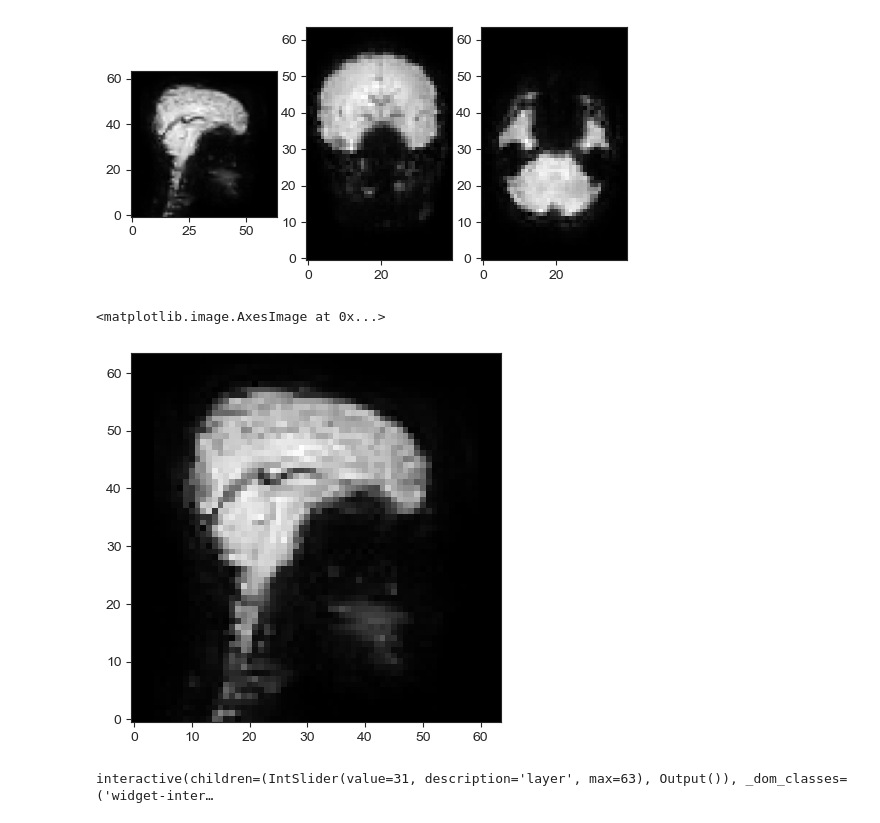
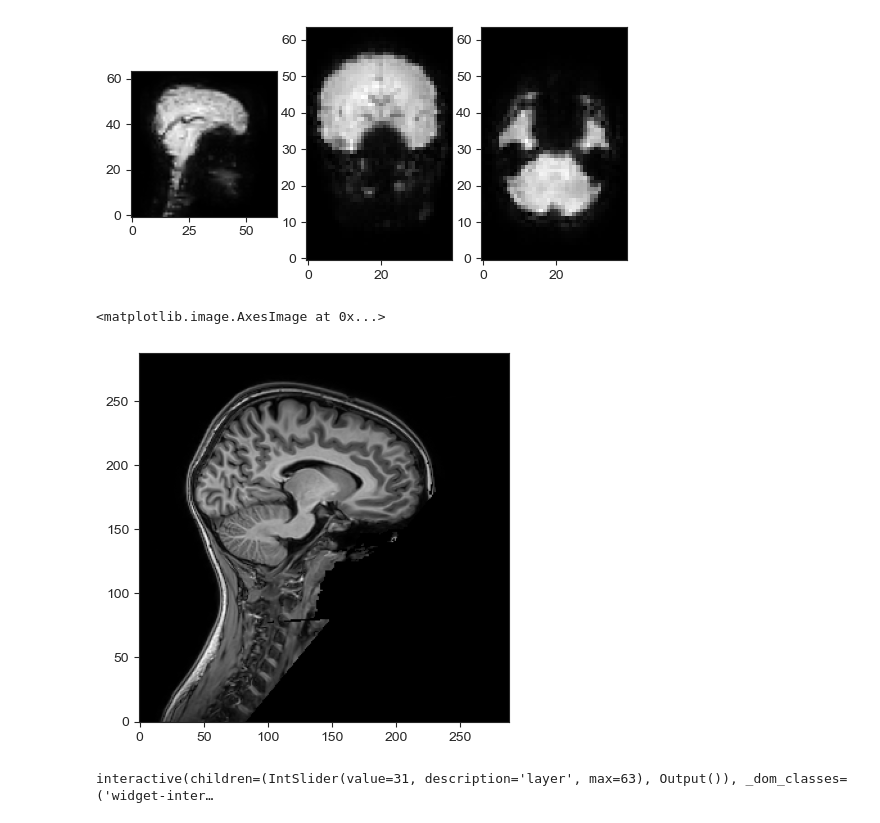
Before and after one commit to intsystems/2023-Project-112, a Jupyter notebook: src/data.ipynb, the cells around one changed output. Saved outputs shown, nothing was run; the diff lists cells and outputs as text; code cells hidden in the pictures.

```diff
--- a/src/data.ipynb
+++ b/src/data.ipynb
@@ -41,10 +41,10 @@ show_slices([slice_0, slice_1, slice_2])
 sub_04_data_normalized = (sub_04_data - sub_04_data.min()) / (sub_04_data.max() - sub_04_data.min())
 sub_04_data_reversed = 1 - sub_04_data_normalized
 # %%
-plt.imshow(sub_04_data_normalized[20, :, :, 100].T, cmap="gray", origin="lower")
+plt.imshow(sub_04_data[100, :, :].T, cmap = "gray", origin="lower")
 # %% [output]
 <matplotlib.image.AxesImage at 0x...>
-[figure, old version]
+[figure, new version]
 # %%
 #ax = plt.figure().add_subplot(projection='3d')
 #ax.voxels(sub_04_data_reversed[:, :, :, 0], facecolors='#1f77b430');
```
Also changed, not shown: parts of 6 cells of this notebook, 1 other file.
